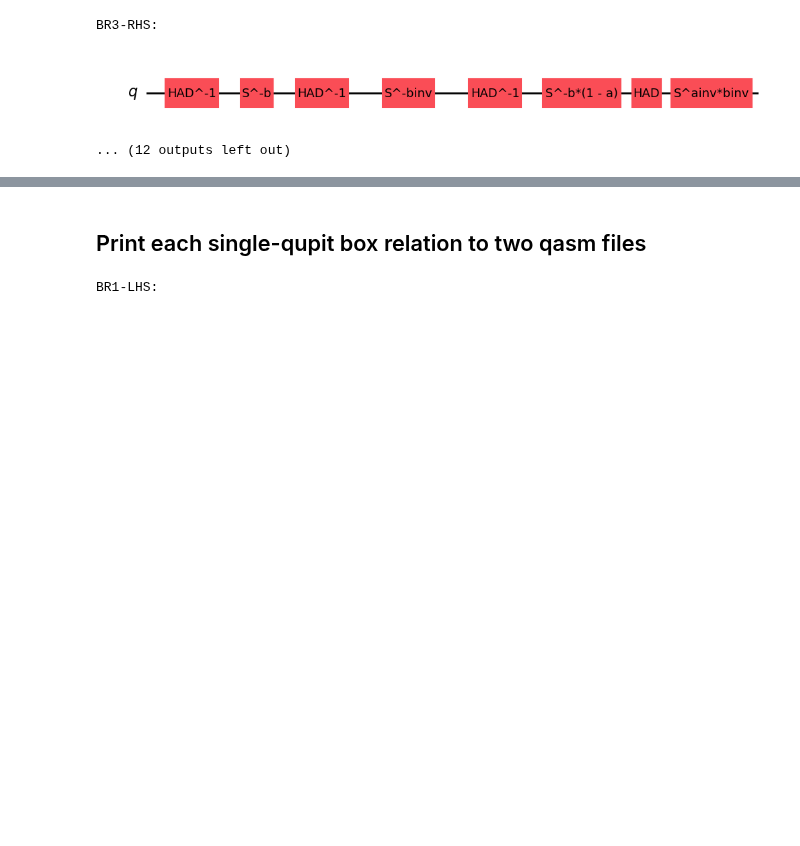
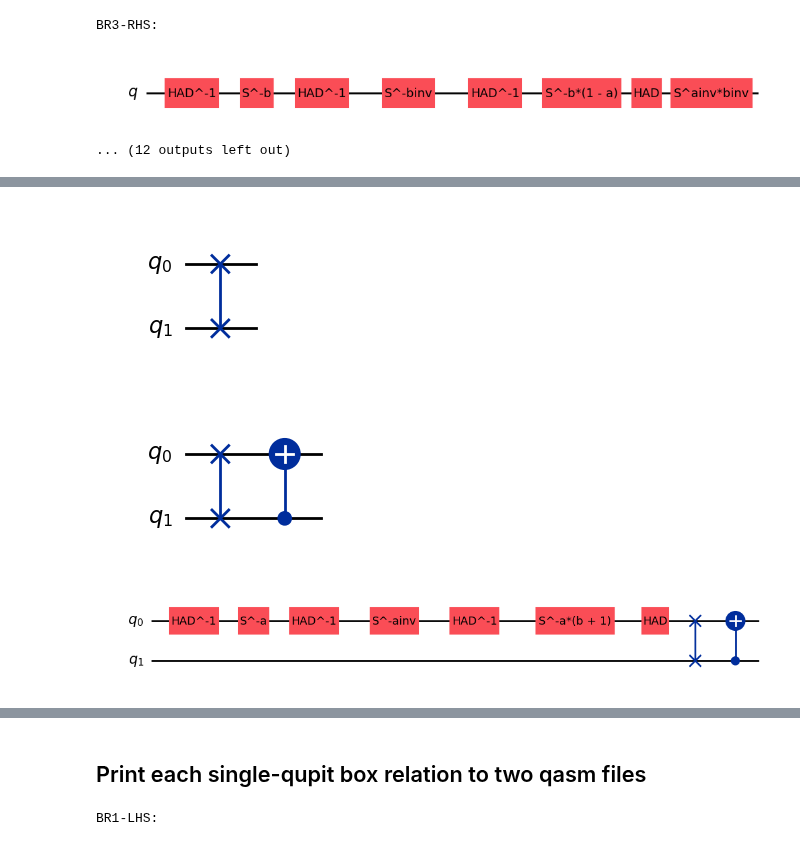
Before and after one commit to SarahMMMLi/QuditClifford, a Jupyter notebook: notebooks/BoxRelation-Soundness.ipynb, the cells around one changed output, grey strips where cells are left out. Drawn from its saved outputs; the diff is of its cells as text; code cells hidden in the pictures; blank space fills up the shorter version.

```diff
--- a/notebooks/BoxRelation-Soundness.ipynb
+++ b/notebooks/BoxRelation-Soundness.ipynb
@@ -431,0 +605,20 @@ BR3-RHS:
+# %%
+from dizx.circuit.gates import SWAP, CZ, CX, HAD, S
+def makeBbox(qudit_amount, dim, targets):
+
+B00 = dizx.Circuit(qudit_amount=2, dim=23)
+B00 += SWAP(0,1)
+display(B00.draw())
+
+B01 = dizx.Circuit(qudit_amount=2, dim=23)
+B01 += SWAP(0,1)
+B01 += CX(1,0)
+display(B01.draw())
+
+Bab = dizx.Circuit(qudit_amount=2, dim=23)
+Bab += Aab + B01
+display(Bab.draw())
+# %% [output]
+[figure, added]
+[figure, added]
+[figure, added]
```
Also changed, not shown: parts of 14 cells of this notebook.
